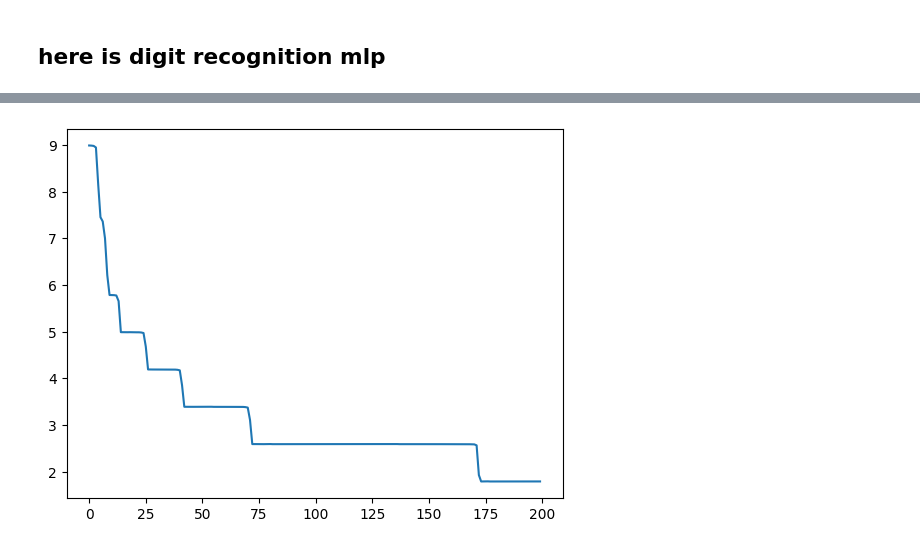
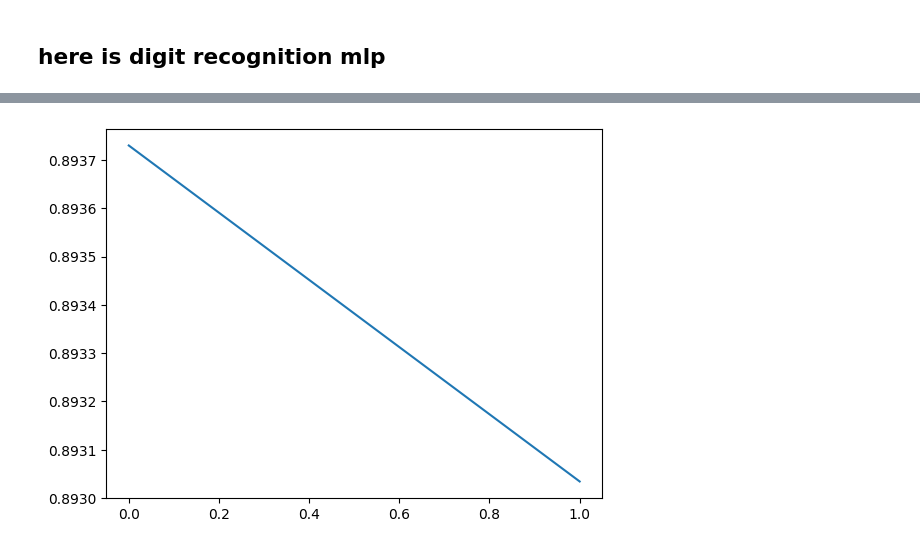
Before and after one commit to a-arakelian/first-steps-in-ML, a Jupyter notebook: handwritten_digit_recognition/mlp.ipynb, the cells around one changed output, grey strips where cells are left out. Saved outputs shown, nothing was run; the diff lists cells and outputs as text; code cells hidden in the pictures.

```diff
--- a/handwritten_digit_recognition/mlp.ipynb
+++ b/handwritten_digit_recognition/mlp.ipynb
@@ -35,0 +79,3 @@ X_data, Y_target = jpg2data(N = 3000)
+# %%
+X = X.astype(float)/255
+X_test = X_test.astype(float)/255
@@ -35,0 +84,14 @@ X_data, Y_target = jpg2data(N = 3000)
+# %%
+## for train
+n_samples = X.shape[0]
+print('n_samples = ', n_samples)
+indexes = np.arange(0, n_samples, 1)
+np.random.shuffle(indexes)
+X = X[indexes, :]
+Y = Y[indexes, :]
+## for test
+m_samples = X_test.shape[0]
+indexes = np.arange(0, m_samples, 1)
+np.random.shuffle(indexes)
+X_test = X_test[indexes, :]
+Y_test = Y_test[indexes, :]
@@ -35,0 +102,3 @@ X_data, Y_target = jpg2data(N = 3000)
+# %%
+i = 2
+show_array_as_image(X[i,:].reshape(28, 28), Y[i,:])
@@ -36,6 +108,13 @@ X_data, Y_target = jpg2data(N = 3000)
 # %%
-mlp_digit = MLP(784, [100, 50, 16], 10)
+mlp_digit = MLP(784, [15, 15], 10)
 # %%
-mlp_digit.fit(X_data.T, Y_target.T, 200, 10, show = True)
+batch_size = 100
+n_batches = n_samples // batch_size
+for _ in range(5):
+    for i in range(n_batches):
+        X_certain = X[i*batch_size: (i+1)*batch_size:, :].T
+        Y_certain = Y[i*batch_size: (i+1)*batch_size:, :].T
+        mlp_digit.fit(X_certain, Y_certain, 5, 0.3, show = False)
+mlp_digit.fit(X_certain, Y_certain, 2, 0.3, show = True)
 # %% [output]
-[figure, old version]
+[figure, new version]
```
Also changed, not shown: parts of 20 cells of this notebook, 1 other file.
